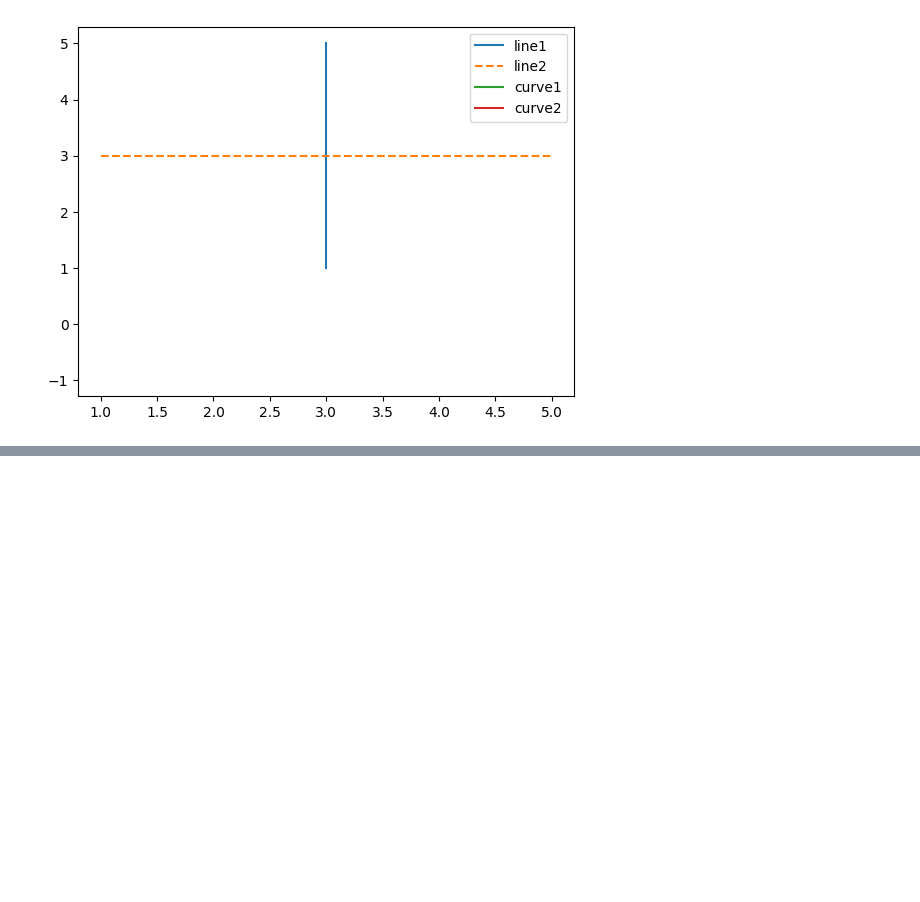
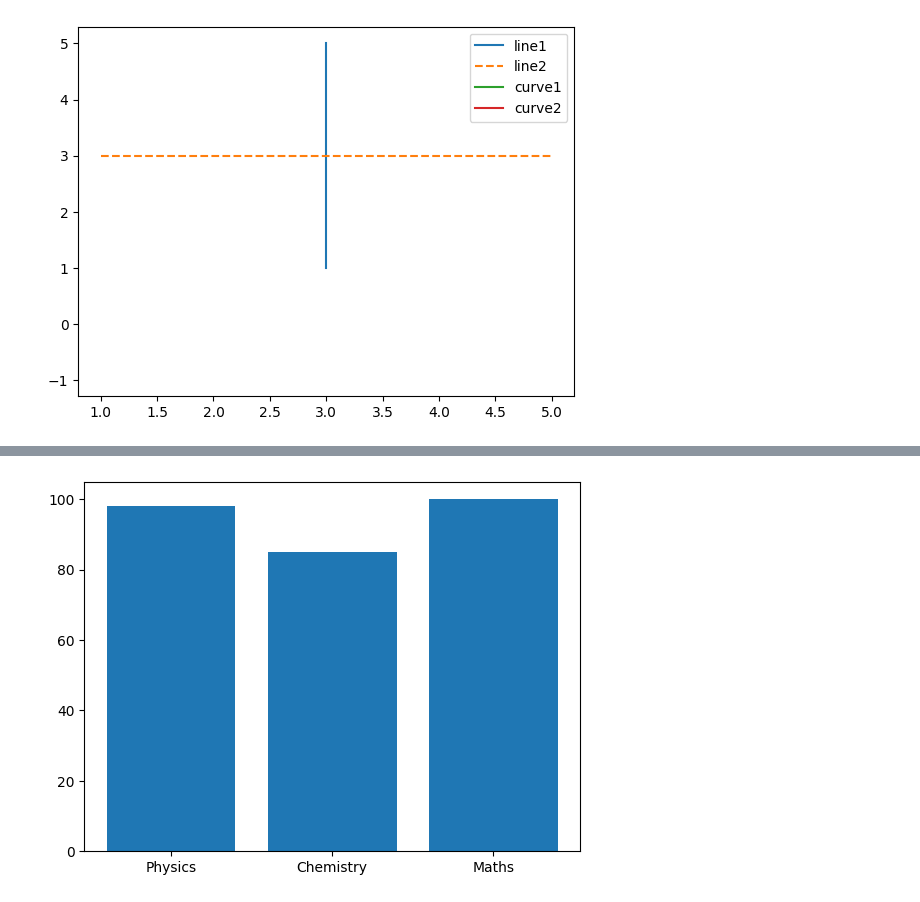
Before and after one commit to Kevingeorge619/DAUP, a Jupyter notebook: Matplotlib/main.ipynb, the cells around one changed output, grey strips where cells are left out. Saved outputs shown, nothing was run; the diff lists cells and outputs as text; code cells hidden in the pictures; blank space fills up the shorter version.

```diff
--- a/Matplotlib/main.ipynb
+++ b/Matplotlib/main.ipynb
@@ -86,0 +114,9 @@ plt.show()
+# %%
+# Bar Plot
+
+x = ['Physics','Chemistry', 'Maths']
+y = [98, 85, 100]
+plt.bar(x,y)
+plt.show()
+# %% [output]
+[figure, added]
```
Also changed, not shown: parts of 3 cells of this notebook.
